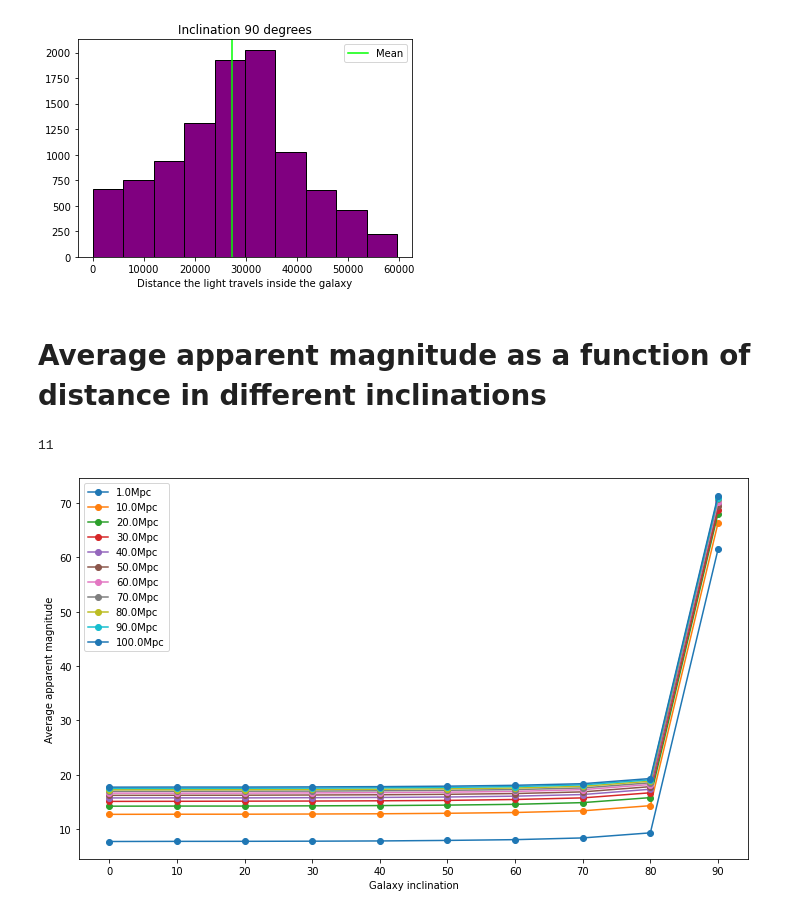
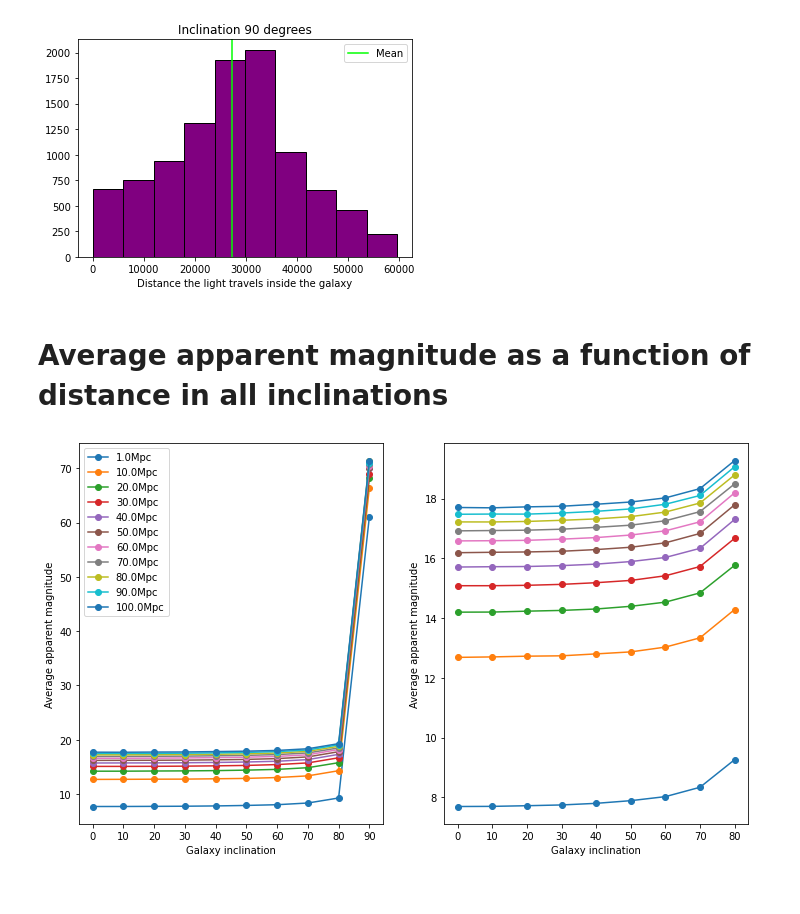
Before and after one commit to clvass98/Statistical-methods-course, a Jupyter notebook: malli.ipynb, the cells around one changed output. Saved outputs shown, nothing was run; the diff lists cells and outputs as text; code cells hidden in the pictures.

```diff
--- a/malli.ipynb
+++ b/malli.ipynb
@@ -173,7 +165,7 @@ for inclination in [0,10,20,30,40,50,60,70,80,90]:
 [figure]
 [figure]
 # %% [markdown]
-# Average apparent magnitude as a function of distance in different inclinations
+# Average apparent magnitude as a function of distance in all inclinations
 # %%
 average_apparent_mags = []
 distancess = [1*10**6, 10*10**6, 20*10**6, 30*10**6, 40*10**6, 50*10**6, 60*10**6, 70*10**6, 80*10**6, 90*10**6, 100*10**6]
@@ -227,15 +219,23 @@ for distance in distancess:
 # %%
 inclis = [0,10,20,30,40,50,60,70,80,90]
 dis = np.array(distancess)/(10**6)
-print(len(dis))
+fig, ax = plt.subplots(1,2)
 for i in range(len(average_apparent_mags)):
-    plt.plot(inclis, average_apparent_mags[i] , marker = 'o', label = str(dis[i]) + 'Mpc')
-plt.xticks([0,10,20,30,40,50,60,70,80,90])
-plt.legend()
-plt.xlabel('Galaxy inclination')
-plt.ylabel('Average apparent magnitude')
+    ax[0].plot(inclis, average_apparent_mags[i] , marker = 'o', label = str(dis[i]) + 'Mpc')
+ax[0].set_xticks([0,10,20,30,40,50,60,70,80,90])
+ax[0].legend()
+ax[0].set_xlabel('Galaxy inclination')
+ax[0].set_ylabel('Average apparent magnitude')
+
+for i in range(len(average_apparent_mags)):
+    ax[1].plot(inclis[:9], average_apparent_mags[i][:9] , marker = 'o', label = str(dis[i]) + 'Mpc')
+ax[1].set_xticks([0,10,20,30,40,50,60,70,80])
+#ax[1].legend()
+ax[1].set_xlabel('Galaxy inclination')
+ax[1].set_ylabel('Average apparent magnitude')
+
 fig = plt.gcf()
 fig.set_size_inches(12,7)
+#plt.savefig('Average apparent magnitudes')
 # %% [output]
-11
-[figure, old version]
+[figure, new version]
```
Also changed, not shown: parts of 4 cells of this notebook.
